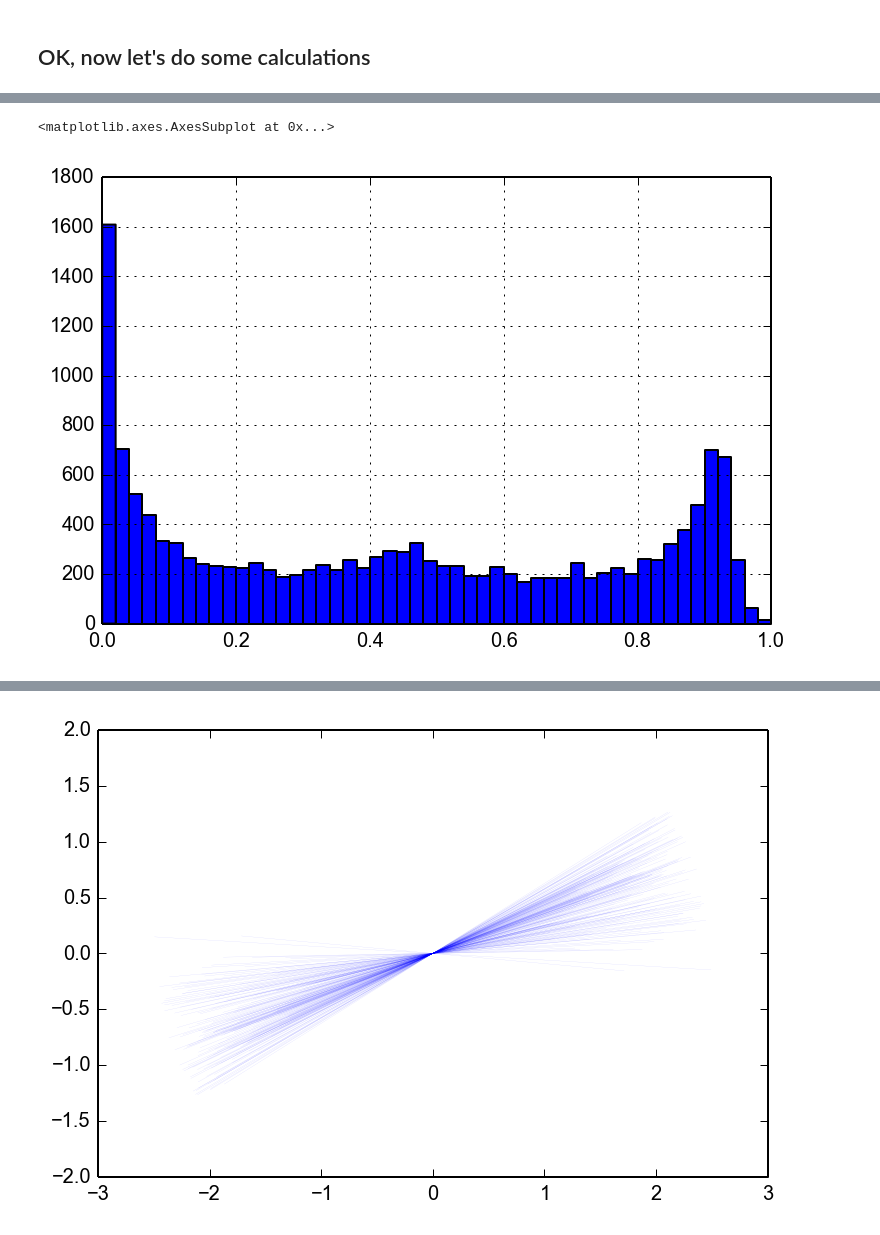
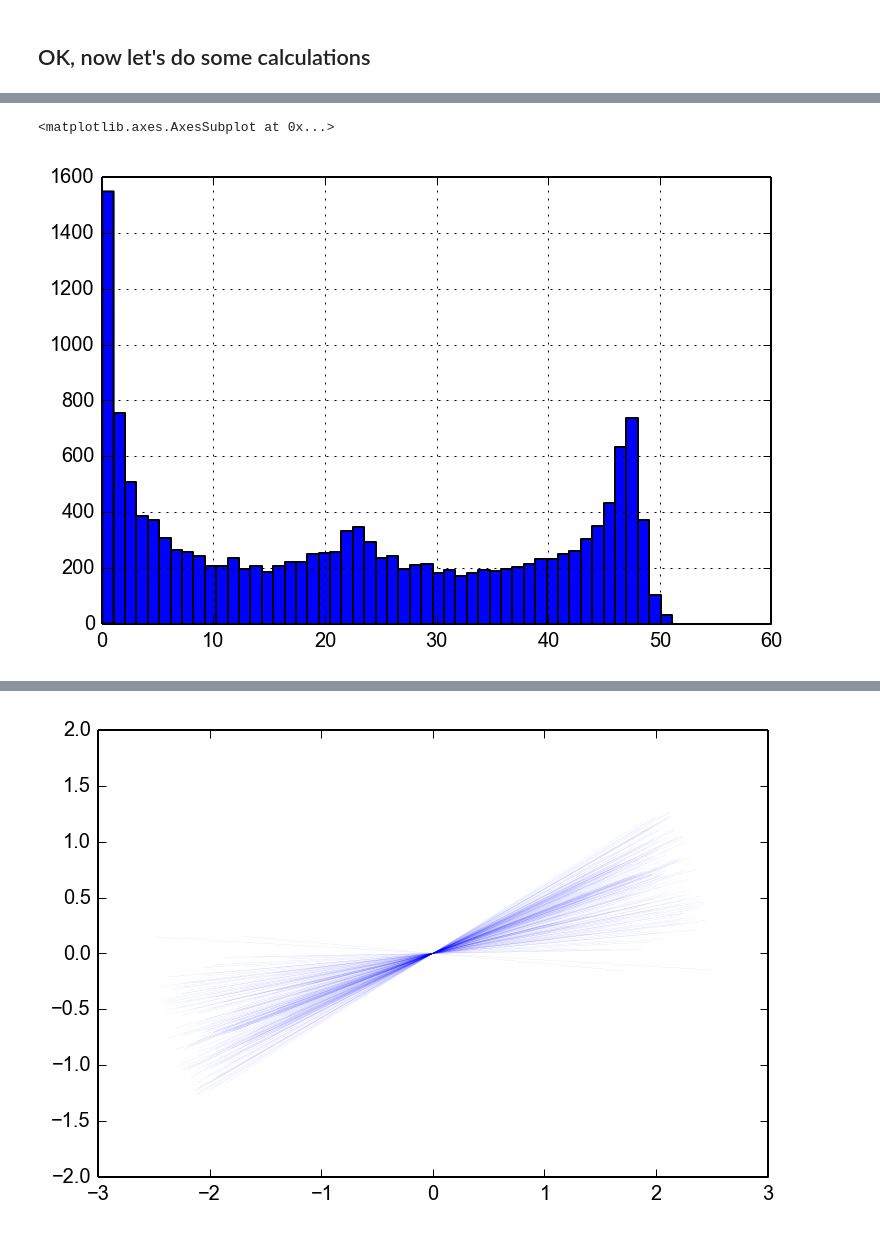
Before and after one commit to cossatot/wenchuan_topo_stress, a Jupyter notebook: tect_stress/notebooks/zhang_bayes_mc_rake_search.ipynb, the cells around one changed output, grey strips where cells are left out. Drawn from its saved outputs; the diff is of its cells as text; code cells hidden in the pictures.

Commit message:
got l1 and l2 norms for Fisher-Von Mises likelihood function going for the Zhang model; committing to push to burgers

```diff
--- a/tect_stress/notebooks/zhang_bayes_mc_rake_search.ipynb
+++ b/tect_stress/notebooks/zhang_bayes_mc_rake_search.ipynb
@@ -141,21 +139,20 @@ search_df['tau_rake'] = np.degrees( np.arctan2( search_df.tau_d,
 search_df['rake_misfit_rad'] = np.radians(scv.angle_difference(search_df.slip_rake,
                                                                search_df.tau_rake,
                                                                return_abs=True) )
-# %%
-search_df['w_diff'] =
 # %%
 mean_slip = lms.slp_am_m.mean()
 sum_slip = lms.slp_am_m.sum()
 max_slip = lms.slp_am_m.max()
 rake_err = np.cos( np.pi/9. )
 
-search_df['chi_sq'] = ((0.5 * (-np.cos(search_df.rake_misfit_rad) + 1) )**2
-                        * search_df.slip_m / (rake_err**2 *  max_slip) )
+#search_df['chi_sq'] = ((0.5 * (-np.cos(search_df.rake_misfit_rad) + 1) )**2
+#                        * search_df.slip_m / (rake_err**2 *  max_slip) )
 
-search_df['weighted_diff'] = (0.5 * (-np.cos(search_df.rake_misfit_rad) + 1)
-                              * search_df.slip_m / (rake_err * max_slip) )
+#search_df['weighted_diff'] = (0.5 * (-np.cos(search_df.rake_misfit_rad) + 1)
+#                              * search_df.slip_m / (rake_err * max_slip) )
 
-search_df['w_diff'] = search_df.rake_misfit_rad * search_df.slip_m
+search_df['weighted_diff'] = search_df.rake_misfit_rad * search_df.slip_m
+search_df['w_diff_sq'] = search_df.rake_misfit_rad**2 * search_df.slip_m
 # %%
 search_df.rake_misfit_rad.hist(bins=50)
 # %% [output]
@@ -201,3 +170,9 @@ iter_fish_norm = iter_fish / iter_fish.max()
+# %%
+fish_l1 = iters.weighted_diff.sum() / sum_slip
+fish_l2 = iters.w_diff_sq.sum() / sum_slip
+
+fish_l1n = fish_l1 /fish_l1.max()
+fish_l2n = fish_l2 /fish_l2.max()
 # %%
-iter_fish_like = np.exp(kappa * np.cos(iter_fish) )
-iter_fish_nlike = np.exp(kappa * np.cos(iter_fish_norm))
+fish_l1_like = np.exp(kappa * np.cos(fish_l1) )
+fish_l2_like = np.exp(kappa * np.cos(fish_l2) )
@@ -274,5 +184,5 @@ iter_fish_like_norm = iter_fish_like / iter_fish_like.max()
 # %%
-iter_fish_like_norm.hist(bins=50)
+fish_l1_like.hist(bins=50)
 # %% [output]
 <matplotlib.axes.AxesSubplot at 0x...>
-[figure, old version]
+[figure, new version]
```
Also changed, not shown: parts of 41 cells of this notebook, 1 other file.
